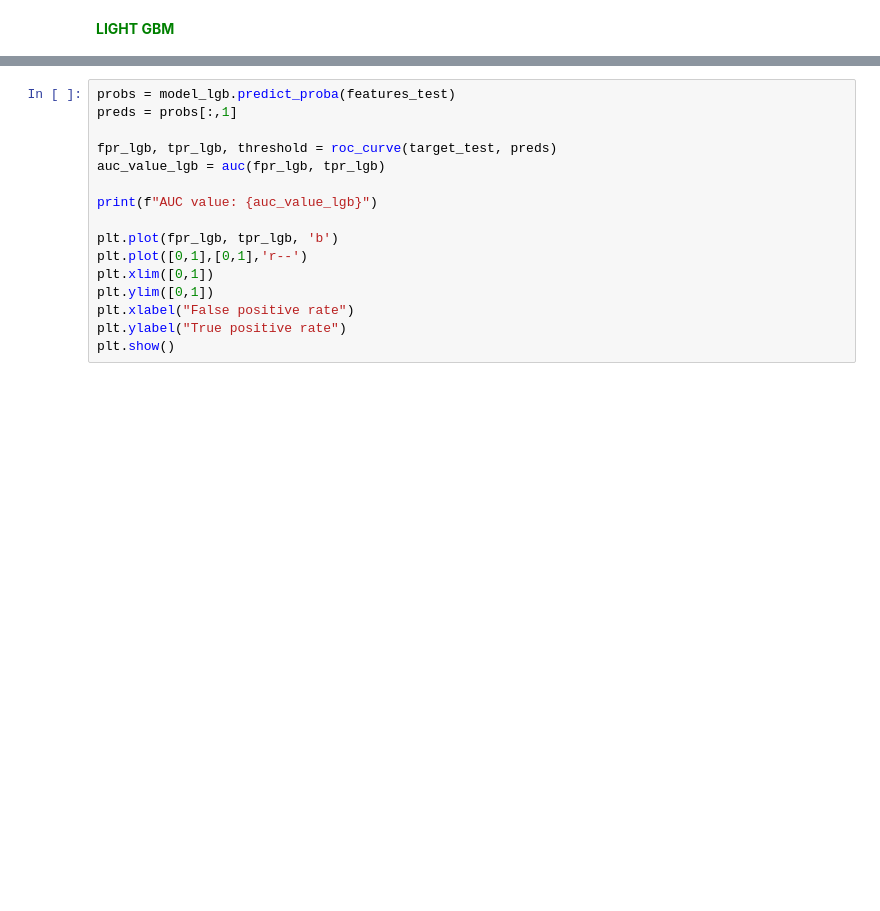
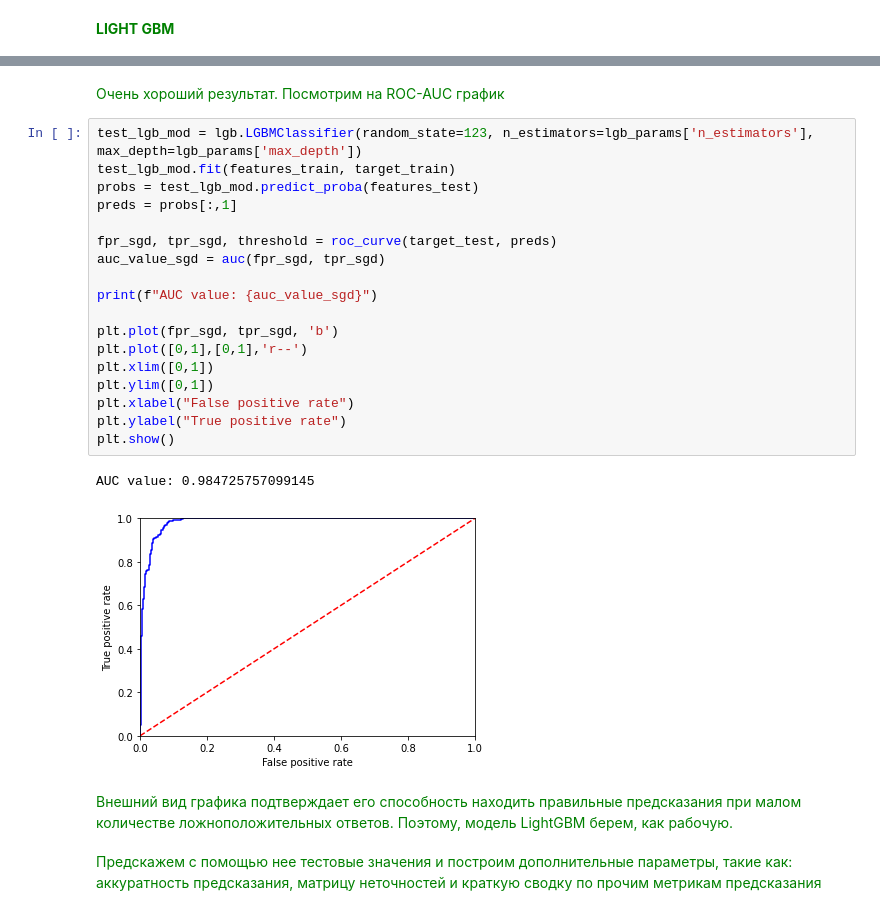
Before and after one commit to RadFam/good-bad-credits, a Jupyter notebook: revo_project.ipynb, the cells around one changed output, grey strips where cells are left out. Saved outputs shown, nothing was run; the diff lists cells and outputs as text; blank space fills up the shorter version.

```diff
--- a/revo_project.ipynb
+++ b/revo_project.ipynb
@@ -640,16 +754,33 @@ print(f'LightGBM best score: {lgb_acc}')
+# %% [markdown]
+<span style="color:green">
+Очень хороший результат. Посмотрим на ROC-AUC график
+</span>
 # %%
-probs = model_lgb.predict_proba(features_test)
+test_lgb_mod = lgb.LGBMClassifier(random_state=123, n_estimators=lgb_params['n_estimators'], max_depth=lgb_params['max_depth'])
+test_lgb_mod.fit(features_train, target_train)
+probs = test_lgb_mod.predict_proba(features_test)
 preds = probs[:,1]
 
-fpr_lgb, tpr_lgb, threshold = roc_curve(target_test, preds)
-auc_value_lgb = auc(fpr_lgb, tpr_lgb)
+fpr_sgd, tpr_sgd, threshold = roc_curve(target_test, preds)
+auc_value_sgd = auc(fpr_sgd, tpr_sgd)
 
-print(f"AUC value: {auc_value_lgb}")
+print(f"AUC value: {auc_value_sgd}")
 
-plt.plot(fpr_lgb, tpr_lgb, 'b')
+plt.plot(fpr_sgd, tpr_sgd, 'b')
 plt.plot([0,1],[0,1],'r--')
 plt.xlim([0,1])
 plt.ylim([0,1])
 plt.xlabel("False positive rate")
 plt.ylabel("True positive rate")
 plt.show()
+# %% [output]
+AUC value: 0.984725757099145
+[figure, added]
+# %% [markdown]
+<span style="color:green">
+Внешний вид графика подтверждает его способность находить правильные предсказания при малом количестве ложноположительных ответов. Поэтому, модель LightGBM берем, как рабочую.
+</span>
+# %% [markdown]
+<span style="color:green">
+Предскажем с помощью нее тестовые значения и построим дополнительные параметры, такие как: аккуратность предсказания, матрицу неточностей и краткую сводку по прочим метрикам предсказания
+</span>
```
Also changed, not shown: parts of 22 cells of this notebook.
